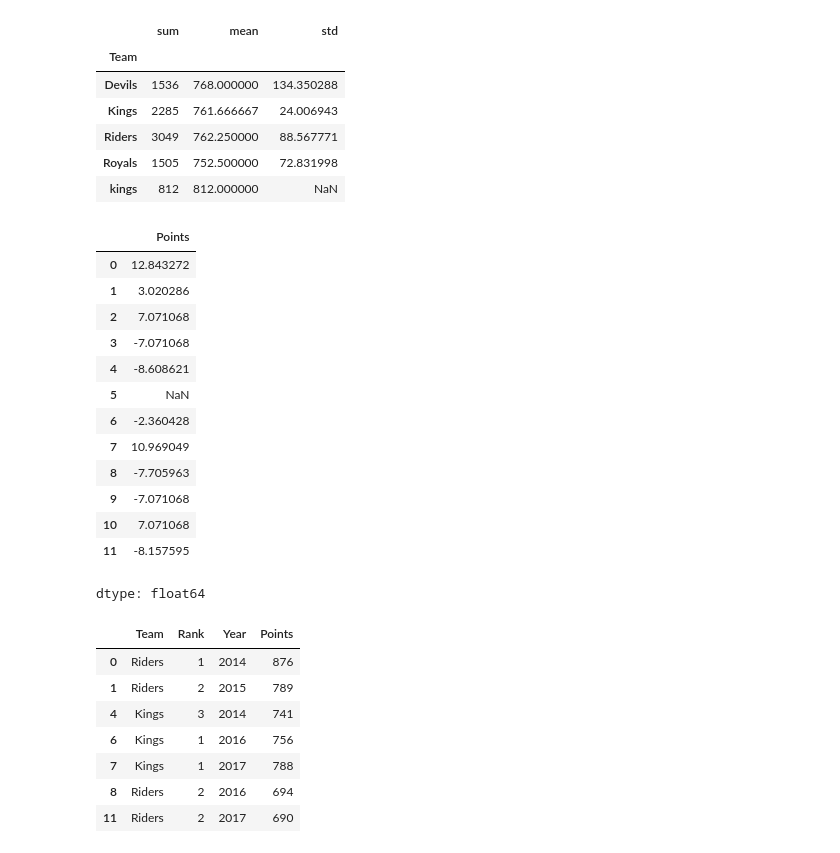
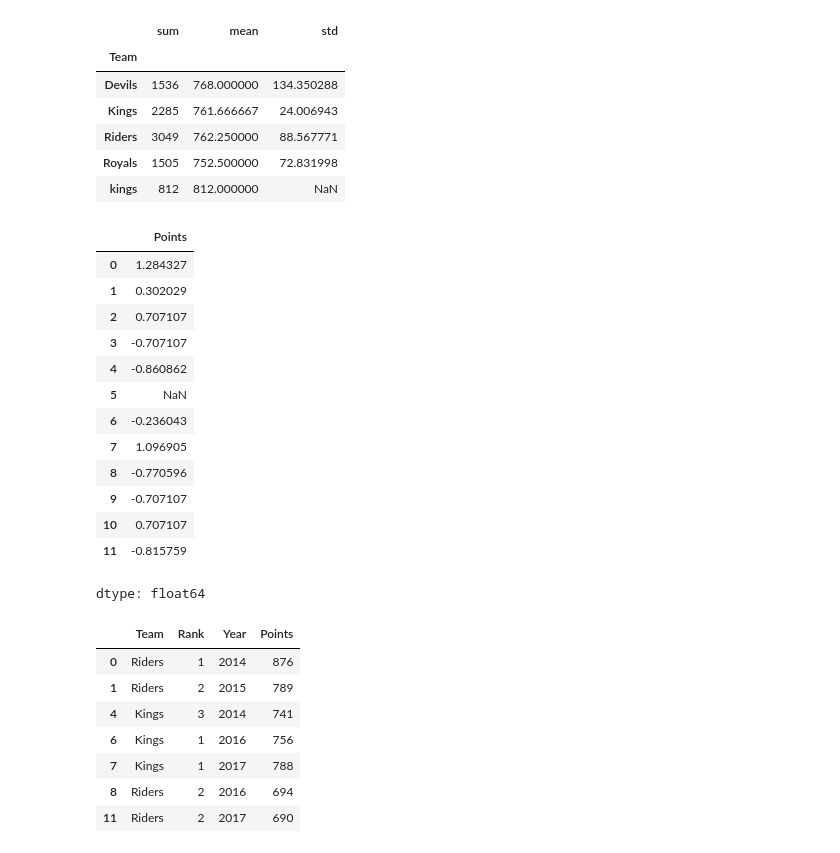
Before and after one commit to ami-null/python-course, a Jupyter notebook: 12_pandas.ipynb, the cells around one changed output. Drawn from its saved outputs; the diff is of its cells as text; code cells hidden in the pictures.

```diff
--- a/12_pandas.ipynb
+++ b/12_pandas.ipynb
@@ -1106,21 +1144,21 @@ grouped2['Points'].agg(['sum', 'mean', 'std'])
 # %%
 # grouped transformation:
 ## standardizing the vaiables
-grouped2['Points'].transform(lambda x: (x - x.mean()) / x.std()*10)
+grouped2['Points'].transform(lambda x: (x - x.mean()) / x.std())
 # %% [output]
 |  | Points |
-| 0 | 12.843272 |
-| 1 | 3.020286 |
-| 2 | 7.071068 |
-| 3 | -7.071068 |
-| 4 | -8.608621 |
+| 0 | 1.284327 |
+| 1 | 0.302029 |
+| 2 | 0.707107 |
+| 3 | -0.707107 |
+| 4 | -0.860862 |
 | 5 | NaN |
-| 6 | -2.360428 |
-| 7 | 10.969049 |
-| 8 | -7.705963 |
-| 9 | -7.071068 |
-| 10 | 7.071068 |
-| 11 | -8.157595 |
+| 6 | -0.236043 |
+| 7 | 1.096905 |
+| 8 | -0.770596 |
+| 9 | -0.707107 |
+| 10 | 0.707107 |
+| 11 | -0.815759 |
 dtype: float64
 # %%
 # filtering in a grouped context
```
Also changed, not shown: parts of 9 cells of this notebook.
